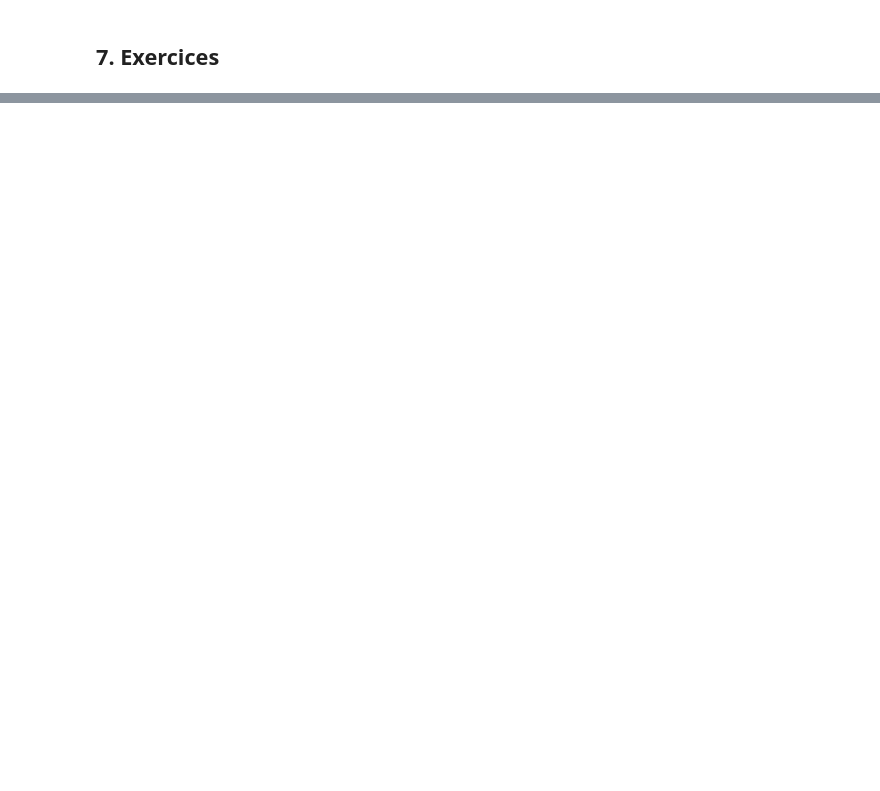
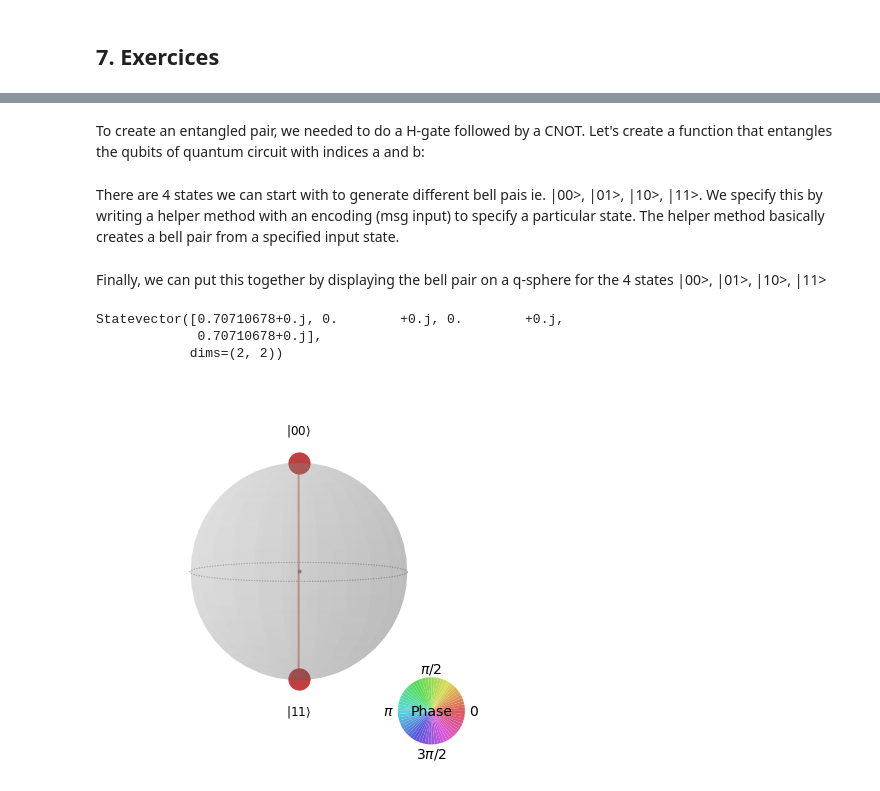
Before and after one commit to Duke-Undergrad-Quantum-Info-Society/house-course-2021-spring, a Jupyter notebook: Lecture5_demo.ipynb, the cells around one changed output, grey strips where cells are left out. Saved outputs shown, nothing was run; the diff lists cells and outputs as text; code cells hidden in the pictures; blank space fills up the shorter version.

```diff
--- a/Lecture5_demo.ipynb
+++ b/Lecture5_demo.ipynb
@@ -110,0 +143,35 @@ Ideal S value =  2.8284271247461903
+# %% [markdown]
+To create an entangled pair, we needed to do a H-gate followed by a CNOT. Let's create a function that entangles the qubits of quantum circuit with indices a and b:
+# %%
+def entangle(qc, a, b):
+    qc.h(a)
+    qc.cx(a,b)
+# %% [markdown]
+There are 4 states we can start with to generate different bell pais ie. |00>, |01>, |10>, |11>. We specify this by writing a helper method with an encoding (msg input) to specify a particular state. The helper method basically creates a bell pair from a specified input state.
+# %%
+def create_bell_pair(qc, qubit_1, qubit_2, msg):
+    if msg == "00":
+        pass
+    elif msg == "10":
+        qc.x(qubit_1) # convert |00> to |10>
+    elif msg == "01":
+        qc.x(qubit_2) # convert |00> to |01>
+    elif msg == "11":
+        qc.x(qubit_1) # convert |00> to |10>
+        qc.x(qubit_2) # convert |10> to |11>
+    entangle(qc, qubit_1, qubit_2)
+# %% [markdown]
+Finally, we can put this together by displaying the bell pair on a q-sphere for the 4 states |00>, |01>, |10>, |11>
+# %%
+#For state |00>
+qc = QuantumCircuit(2) # Create the quantum circuit with 2 qubits
+create_bell_pair(qc, 0, 1, "00")
+# show result on q-sphere
+state = Statevector.from_instruction(qc)
+print(state)
+plot_state_qsphere(state)
+# %% [output]
+Statevector([0.70710678+0.j, 0.        +0.j, 0.        +0.j,
+             0.70710678+0.j],
+            dims=(2, 2))
+[figure, added]
```
Also changed, not shown: parts of 17 cells of this notebook, 3 other files.
